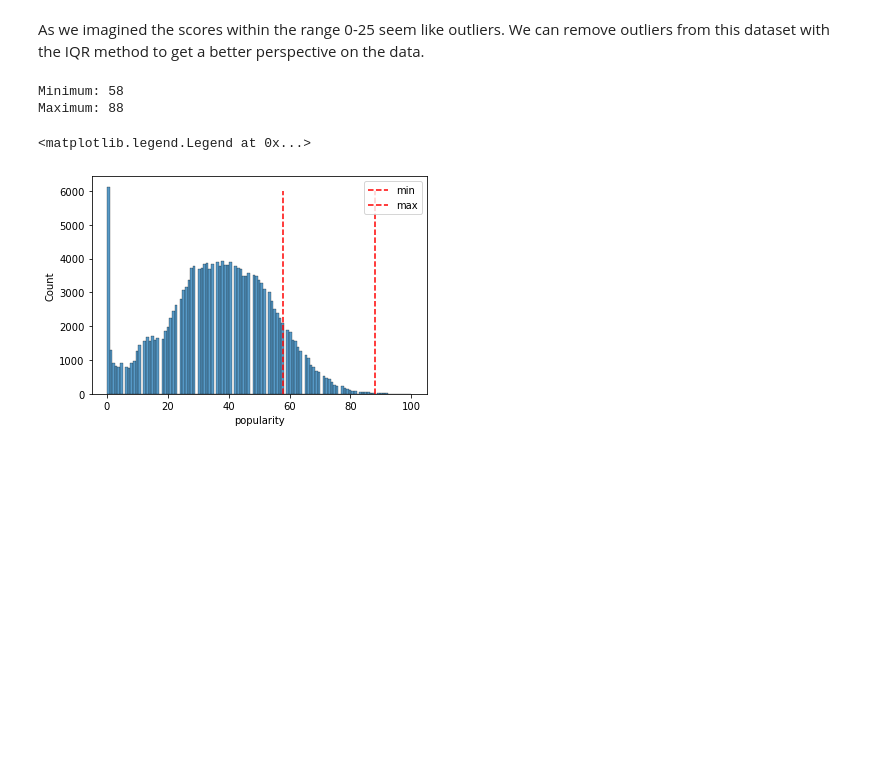
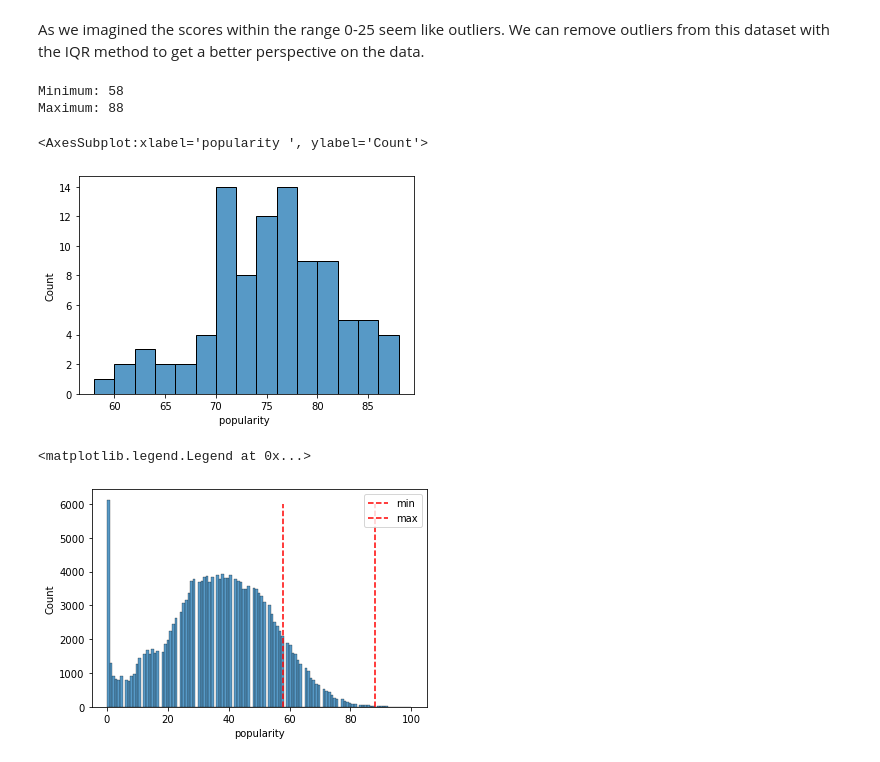
Before and after one commit to ebtezcan/Spotify-Song-Popularity-Prediction, a Jupyter notebook: index_OSEMN_plus_mvp.ipynb, the cells around one changed output. Drawn from its saved outputs; the diff is of its cells as text; code cells hidden in the pictures; blank space fills up the shorter version.

```diff
--- a/index_OSEMN_plus_mvp.ipynb
+++ b/index_OSEMN_plus_mvp.ipynb
@@ -549,6 +549,12 @@ print("Maximum:", df_100['popularity '].max())
 # %% [output]
 Minimum: 58
 Maximum: 88
+# %%
+fig, ax = plt.subplots()
+sns.histplot(df_100['popularity '], bins=15, ax=ax)
+# %% [output]
+<AxesSubplot:xlabel='popularity ', ylabel='Count'>
+[figure, added]
 # %%
 #visualizing the min and max popularity scores on the overall dataset histogram
 fig, ax = plt.subplots()
```
Also changed, not shown: parts of 54 cells of this notebook.
